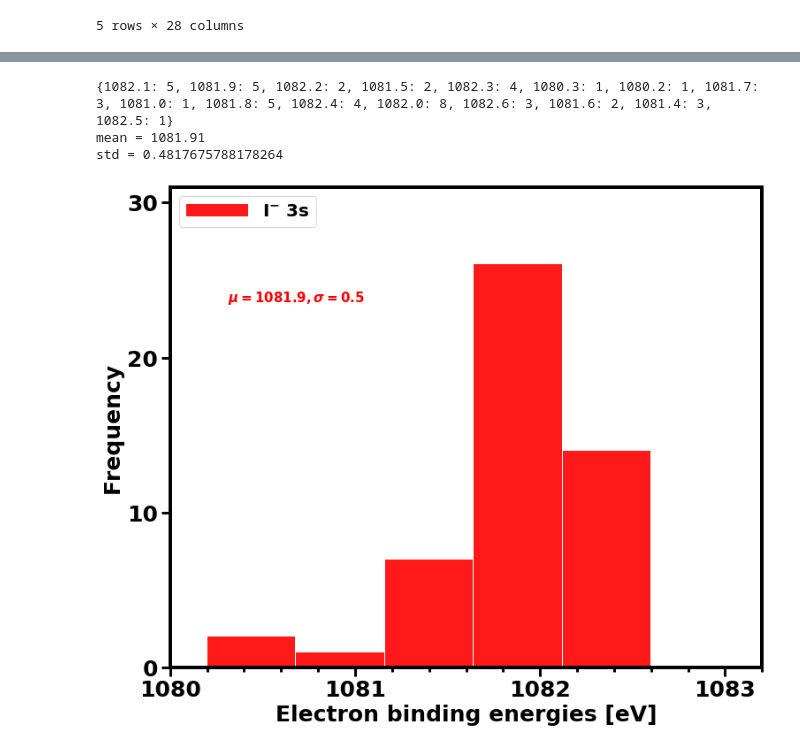
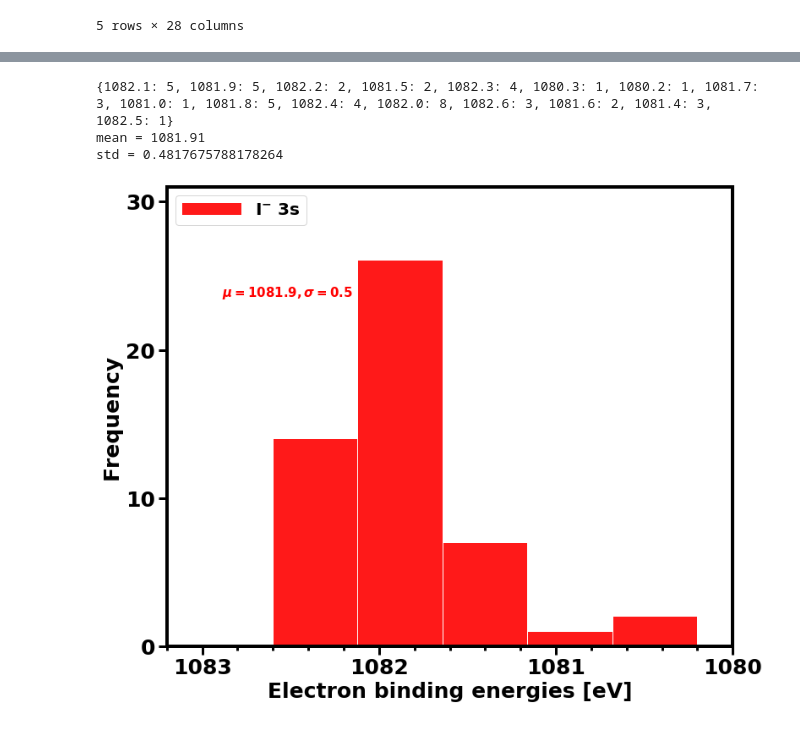
Before and after one commit to richopoku/Iodide_project_graphs_binder, a Jupyter notebook: Iodide_coreproperties.ipynb, the cells around one changed output, grey strips where cells are left out. Saved outputs shown, nothing was run; the diff lists cells and outputs as text; code cells hidden in the pictures.

```diff
--- a/Iodide_coreproperties.ipynb
+++ b/Iodide_coreproperties.ipynb
@@ -356,32 +360,33 @@ dvmax_z_i_acv2z_x2cmmf_gaunt_3s = max(dv_i_acv2z_x2cmmf_gaunt_3s)
 
 
 ax.yaxis.get_major_formatter().set_scientific(False)
 ax.yaxis.get_major_formatter().set_useOffset(False)
 plt.minorticks_on()
 plt.tick_params(axis='both', which='major', length=10, width=3)
 plt.tick_params(axis='x', which='minor', length=5, width=3)
 
 
 plt.axis([1080, 1083.2, 0, 31])
 plt.yticks(np.arange(0, 31, 10))
 plt.xticks(np.arange(1080, 1083.2, 1))
+plt.gca().invert_xaxis()
 
 plt.hist(z_i_acv2z_x2cmmf_gaunt_3s, **kwargs, color='red', rwidth=0.99, label='I$^{-}$ 3s')
 
 #sns.distplot(z_i_acv2z_x2cmmf_gaunt_3s , color='red', hist=False, kde_kws = {'color':'red',
 #                       'linewidth':5, 'linestyle':'--', 'alpha':0.9})
 plt.xticks(fontsize=25, fontweight='bold')
 plt.yticks(fontsize=25, fontweight='bold')
 plt.xlabel('Electron binding energies [eV]', fontsize=25, fontweight='bold')
 plt.ylabel('Frequency', fontsize=25, fontweight='bold')
 plt.legend(loc=2, prop={'size': 20}, handlelength=3.5)
 plt.figtext(0.2, 0.7, "$\mu=1081.9, \sigma=0.5$", fontsize=15, color="red")
 #plt.savefig('zero_i_acv2z_x2cmmf_gaunt_3s.png', bbox_inches='tight', dpi=400)
 
 plt.show()
 # %% [output]
 {1082.1: 5, 1081.9: 5, 1082.2: 2, 1081.5: 2, 1082.3: 4, 1080.3: 1, 1080.2: 1, 1081.7: 3, 1081.0: 1, 1081.8: 5, 1082.4: 4, 1082.0: 8, 1082.6: 3, 1081.6: 2, 1081.4: 3, 1082.5: 1}
 mean = 1081.91
 std = 0.4817675788178264
-[figure, old version]
+[figure, new version]
 # %%
```
Also changed, not shown: parts of 8 cells of this notebook, 1 other file.
